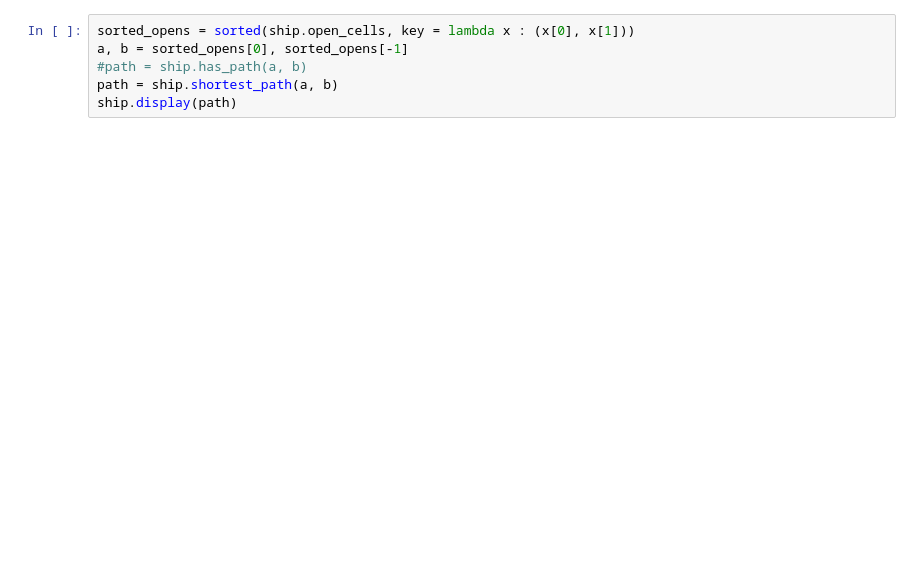
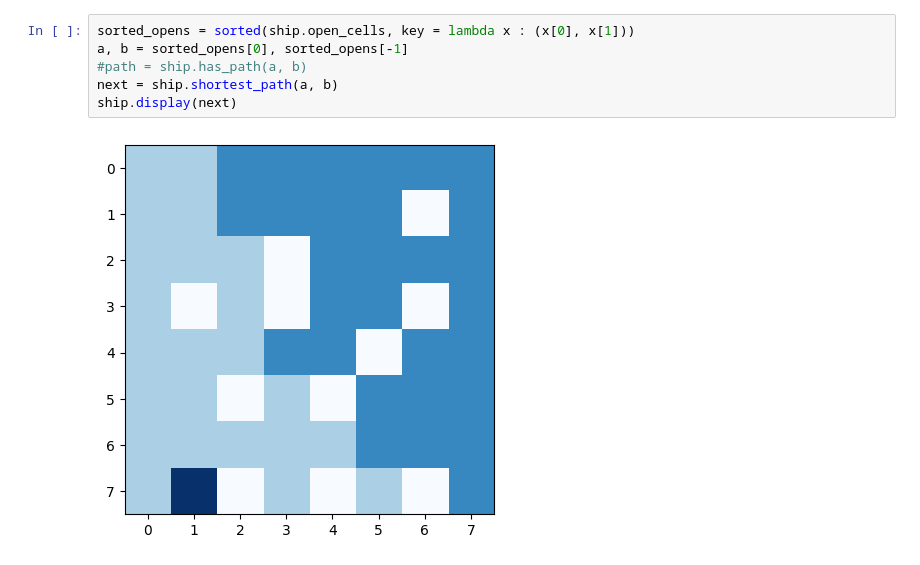
Before and after one commit to dem-ioak/AI-Project-One, a Jupyter notebook: src/Ship.ipynb, the cells around one changed output. Cells and saved outputs as stored; diff of their text form; blank space fills up the shorter version.

```diff
--- a/src/Ship.ipynb
+++ b/src/Ship.ipynb
@@ -268,6 +409,8 @@ ship.display()
 # %%
 sorted_opens = sorted(ship.open_cells, key = lambda x : (x[0], x[1]))
 a, b = sorted_opens[0], sorted_opens[-1]
 #path = ship.has_path(a, b)
-path = ship.shortest_path(a, b)
-ship.display(path)
+next = ship.shortest_path(a, b)
+ship.display(next)
+# %% [output]
+[figure, added]
```
Also changed, not shown: parts of 5 cells of this notebook.
